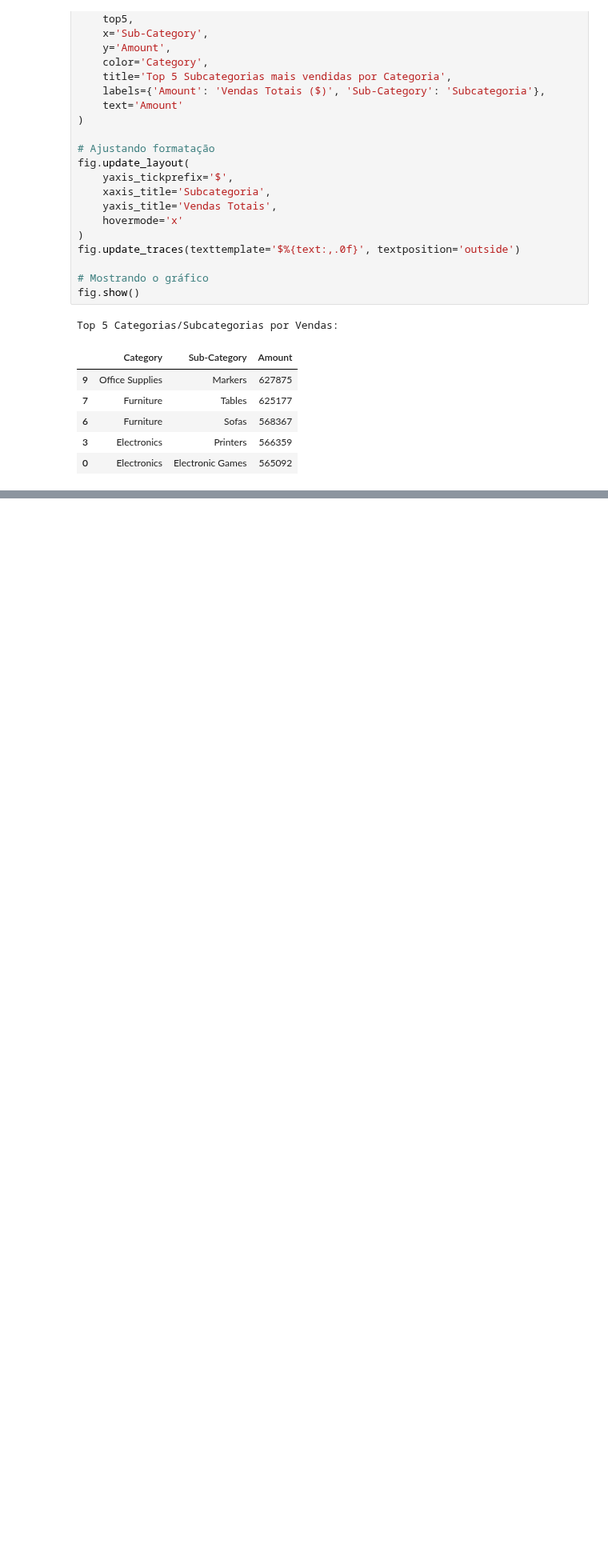
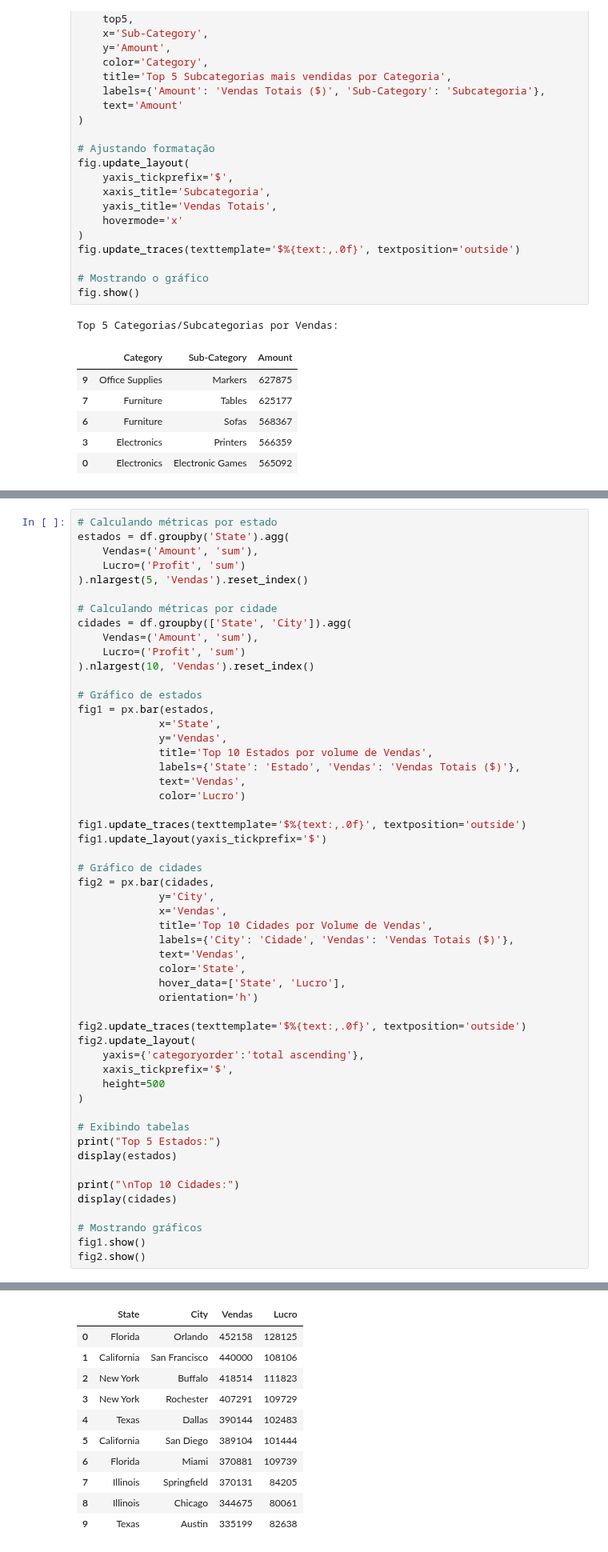
Before and after one commit to marcellsa/pucrs-trabalhos-academicos, a Jupyter notebook: 2025.2-visualizacao-de-dados/projeto-visualizacao-dados/notebooks/2_business_questions.ipynb, the cells around one changed output, grey strips where cells are left out. Shown at 80% size. Saved outputs shown, nothing was run; the diff lists cells and outputs as text; blank space fills up the shorter version.

```diff
--- a/2025.2-visualizacao-de-dados/projeto-visualizacao-dados/notebooks/2_business_questions.ipynb
+++ b/2025.2-visualizacao-de-dados/projeto-visualizacao-dados/notebooks/2_business_questions.ipynb
@@ -54,0 +99,54 @@ Top 5 Categorias/Subcategorias por Vendas:
+# %%
+# Calculando métricas por estado
+estados = df.groupby('State').agg(
+    Vendas=('Amount', 'sum'),
+    Lucro=('Profit', 'sum')
+).nlargest(5, 'Vendas').reset_index()
+
+# Calculando métricas por cidade
+cidades = df.groupby(['State', 'City']).agg(
+    Vendas=('Amount', 'sum'),
+    Lucro=('Profit', 'sum')
+).nlargest(10, 'Vendas').reset_index()
+
+# Gráfico de estados
+fig1 = px.bar(estados,
+             x='State',
+             y='Vendas',
+             title='Top 10 Estados por volume de Vendas',
+             labels={'State': 'Estado', 'Vendas': 'Vendas Totais ($)'},
+             text='Vendas',
+             color='Lucro')
+
+fig1.update_traces(texttemplate='$%{text:,.0f}', textposition='outside')
+fig1.update_layout(yaxis_tickprefix='$')
+
+# Gráfico de cidades
+fig2 = px.bar(cidades,
+             y='City',
+             x='Vendas',
+             title='Top 10 Cidades por Volume de Vendas',
+             labels={'City': 'Cidade', 'Vendas': 'Vendas Totais ($)'},
+             text='Vendas',
+             color='State',
+             hover_data=['State', 'Lucro'],
+             orientation='h')
+
+fig2.update_traces(texttemplate='$%{text:,.0f}', textposition='outside')
+fig2.update_layout(
+    yaxis={'categoryorder':'total ascending'},
+    xaxis_tickprefix='$',
+    height=500
+)
+
+# Exibindo tabelas
+print("Top 5 Estados:")
+display(estados)
+
+print("\nTop 10 Cidades:")
+display(cidades)
+
+# Mostrando gráficos
+fig1.show()
+fig2.show()
+# %% [output]
@@ -54,0 +161,11 @@ Top 5 Categorias/Subcategorias por Vendas:
+|  | State | City | Vendas | Lucro |
+| 0 | Florida | Orlando | 452158 | 128125 |
+| 1 | California | San Francisco | 440000 | 108106 |
+| 2 | New York | Buffalo | 418514 | 111823 |
+| 3 | New York | Rochester | 407291 | 109729 |
+| 4 | Texas | Dallas | 390144 | 102483 |
+| 5 | California | San Diego | 389104 | 101444 |
+| 6 | Florida | Miami | 370881 | 109739 |
+| 7 | Illinois | Springfield | 370131 | 84205 |
+| 8 | Illinois | Chicago | 344675 | 80061 |
+| 9 | Texas | Austin | 335199 | 82638 |
```
Also changed, not shown: parts of 4 cells of this notebook.
